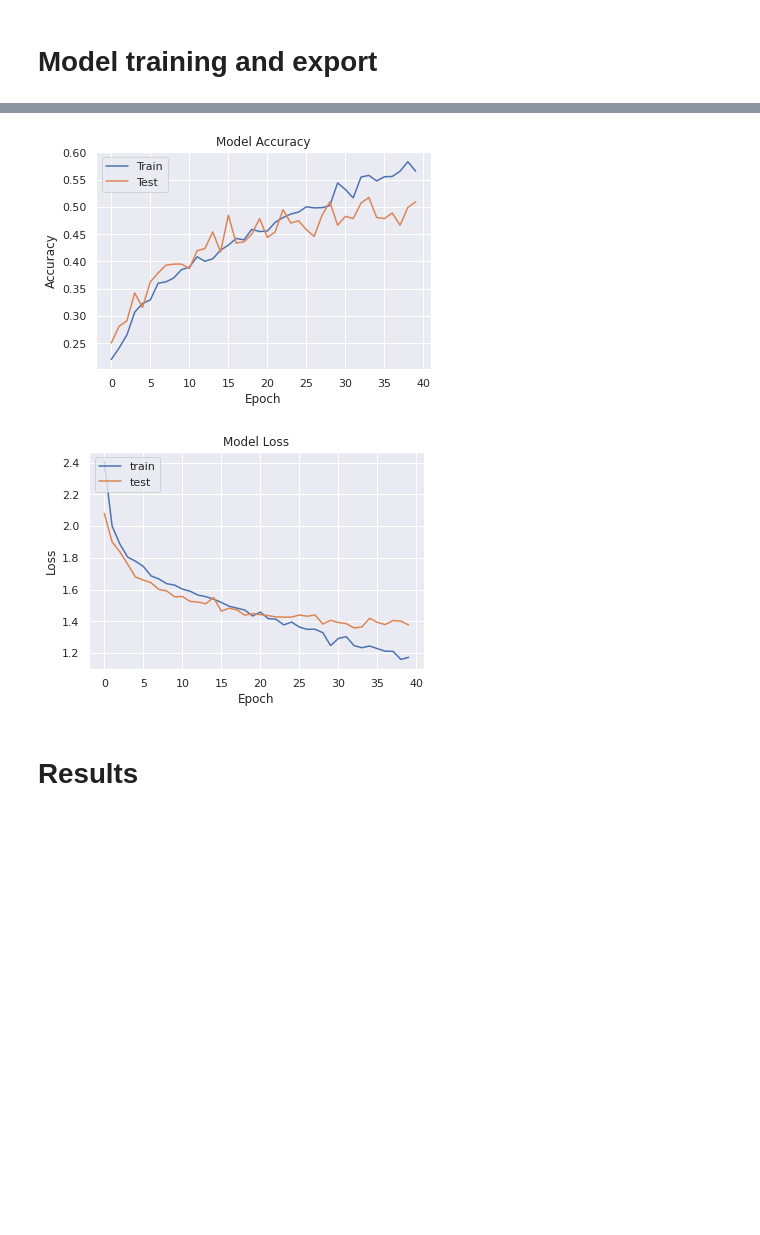
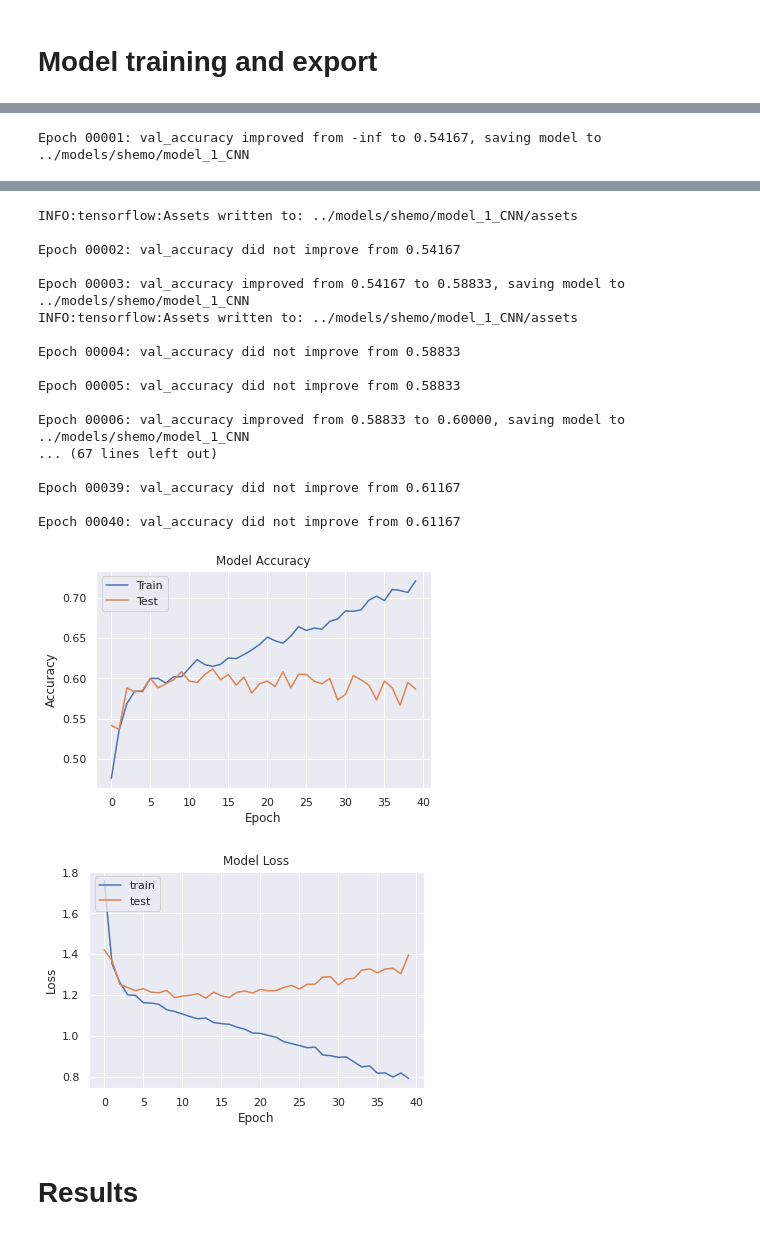
Before and after one commit to mikolajm190/python_SER_DL, a Jupyter notebook: src/shemo_SER.ipynb, the cells around one changed output, grey strips where cells are left out. Cells and saved outputs as stored; diff of their text form; code cells hidden in the pictures; blank space fills up the shorter version.

```diff
--- a/src/shemo_SER.ipynb
+++ b/src/shemo_SER.ipynb
@@ -155,11 +155,11 @@ from sklearn.preprocessing import LabelEncoder
 
 def data_split(df):
     # divide data into labels and features
-    X = df.iloc[:, :].drop(columns=['emotion'])
+    X = df.iloc[:, :].drop(columns=['emotion', 'speaker'])
     y = df['emotion']
 
     # stratified train, test split
-    train, test = train_test_split(df, test_size=0.2,random_state=0, stratify=df[['emotion', 'speaker']])
+    X_train, X_test, y_train, y_test = train_test_split(X, y, test_size=0.2,random_state=0, stratify=y)
 
     return X_train, X_test, y_train, y_test
 
@@ -242,7 +258,7 @@ def get_model():
     model.add(layers.Flatten())
     model.add(layers.Dense(256, activation='relu'))
     model.add(layers.Dropout(0.4))
-    model.add(layers.Dense(8, activation='sigmoid'))
+    model.add(layers.Dense(6, activation='sigmoid'))
     opt = keras.optimizers.Adam(lr=0.001)
     model.compile(loss='categorical_crossentropy', optimizer=opt,metrics=['accuracy'])
 
@@ -307,7 +340,7 @@ _________________________________________________________________
 from keras.callbacks import ModelCheckpoint
 
 # use checkpoints to save best model
-checkpoint = ModelCheckpoint(modelsPath + 'model_1_CNN', monitor='val_accuracy', verbose=1, save_best_only=True, mode='max')
+checkpoint = ModelCheckpoint(models_path + 'model_1_CNN', monitor='val_accuracy', verbose=1, save_best_only=True, mode='max')
 
 # fit model
 model_history = model.fit(X_train, y_train, batch_size=32, epochs=40, validation_data=(X_test, y_test), callbacks=[checkpoint], verbose=0)
@@ -319,7 +352,7 @@ plt.title('Model Accuracy')
 plt.ylabel('Accuracy')
 plt.xlabel('Epoch')
 plt.legend(['Train', 'Test'], loc='upper left')
-plt.savefig(imgsPath + 'Initial_Model_Accuracy.png')
+plt.savefig(imgs_path + 'Initial_Model_Accuracy.png')
 plt.show()
 
 # summarize history for loss
@@ -329,6 +362,6 @@ plt.title('Model Loss')
 plt.ylabel('Loss')
 plt.xlabel('Epoch')
 plt.legend(['train', 'test'], loc='upper left')
-plt.savefig(imgsPath + 'Initial_Model_loss.png')
+plt.savefig(imgs_path + 'Initial_Model_loss.png')
 plt.show()
 # %% [output]
@@ -351,0 +376 @@ Epoch 00040: val_accuracy did not improve from 0.51731
+Epoch 00001: val_accuracy improved from -inf to 0.54167, saving model to ../models/shemo/model_1_CNN
@@ -352,5 +378,22 @@ Epoch 00040: val_accuracy did not improve from 0.51731
+INFO:tensorflow:Assets written to: ../models/shemo/model_1_CNN/assets
+
+Epoch 00002: val_accuracy did not improve from 0.54167
+
+Epoch 00003: val_accuracy improved from 0.54167 to 0.58833, saving model to ../models/shemo/model_1_CNN
+INFO:tensorflow:Assets written to: ../models/shemo/model_1_CNN/assets
+
+Epoch 00004: val_accuracy did not improve from 0.58833
+
+Epoch 00005: val_accuracy did not improve from 0.58833
+
+Epoch 00006: val_accuracy improved from 0.58833 to 0.60000, saving model to ../models/shemo/model_1_CNN
+... (67 lines left out)
+
+Epoch 00039: val_accuracy did not improve from 0.61167
+
+Epoch 00040: val_accuracy did not improve from 0.61167
-[figure, old version]
+[figure, new version]
-[figure, old version]
+[figure, new version]
 # %% [markdown]
 # Results
 # %% [markdown]
```
Also changed, not shown: parts of 8 cells of this notebook.
